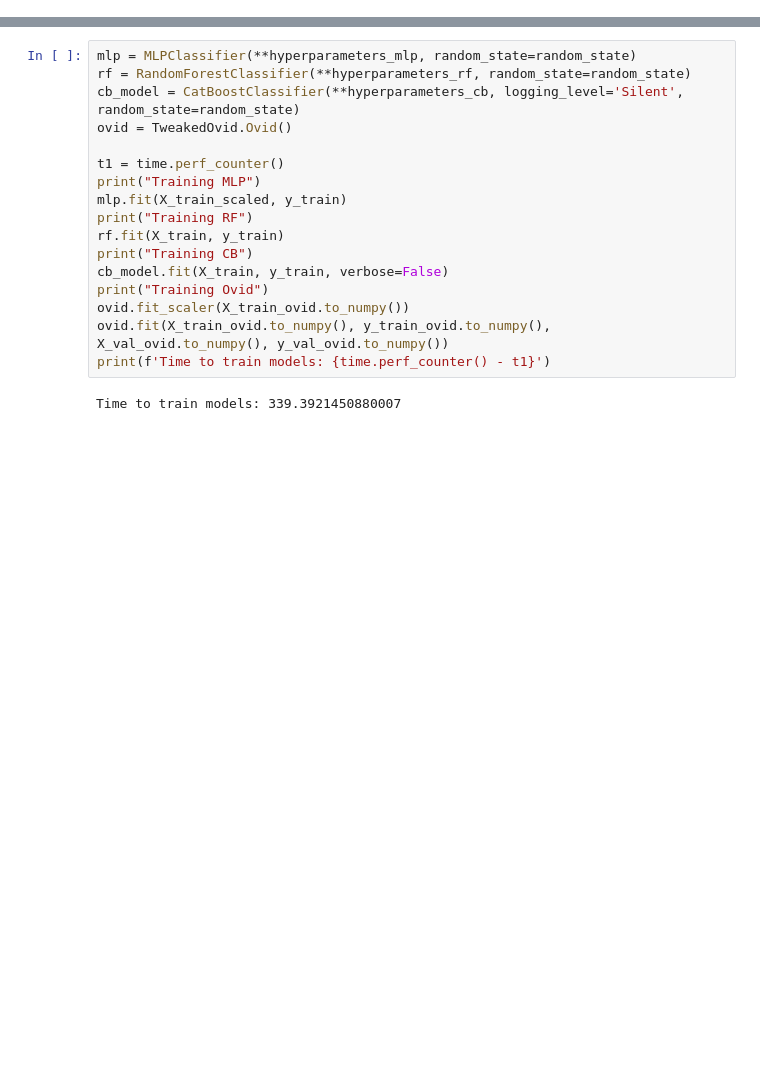
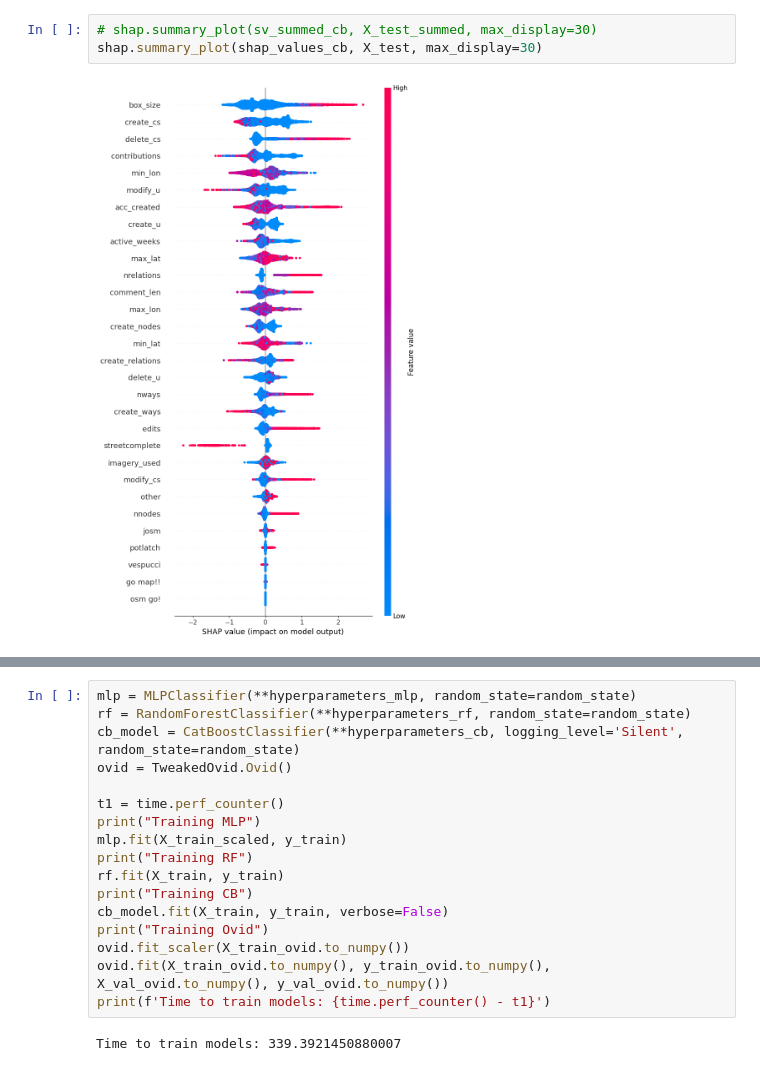
Before and after one commit to dananen/MastersThesis, a Jupyter notebook: summaryJN.ipynb, the cells around one changed output, grey strips where cells are left out. Saved outputs shown, nothing was run; the diff lists cells and outputs as text; blank space fills up the shorter version.

```diff
--- a/summaryJN.ipynb
+++ b/summaryJN.ipynb
@@ -64,0 +122,5 @@ hyperparameters_cb = {
+# %%
+# shap.summary_plot(sv_summed_cb, X_test_summed, max_display=30)
+shap.summary_plot(shap_values_cb, X_test, max_display=30)
+# %% [output]
+[figure, added]
```
Also changed, not shown: parts of 34 cells of this notebook, 1 other file.
